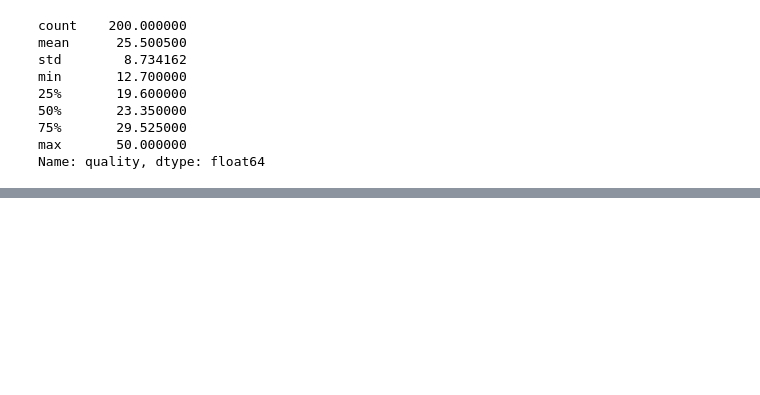
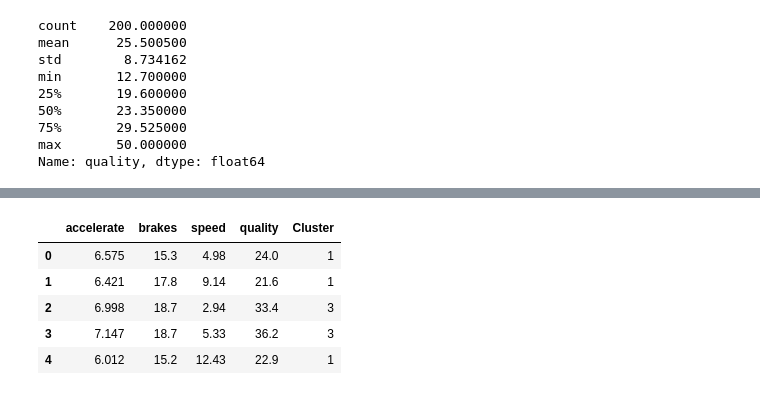
Before and after one commit to ashwinichoure/driver, a Jupyter notebook: UpdatedDriver.ipynb, the cells around one changed output, grey strips where cells are left out. Saved outputs shown, nothing was run; the diff lists cells and outputs as text; code cells hidden in the pictures; blank space fills up the shorter version.

```diff
--- a/UpdatedDriver.ipynb
+++ b/UpdatedDriver.ipynb
@@ -199,0 +246,10 @@ Name: quality, dtype: float64
+# %%
+data["Cluster"]= x
+data.head()
+# %% [output]
+|  | accelerate | brakes | speed | quality | Cluster |
+| 0 | 6.575 | 15.3 | 4.98 | 24.0 | 1 |
+| 1 | 6.421 | 17.8 | 9.14 | 21.6 | 1 |
+| 2 | 6.998 | 18.7 | 2.94 | 33.4 | 3 |
+| 3 | 7.147 | 18.7 | 5.33 | 36.2 | 3 |
+| 4 | 6.012 | 15.2 | 12.43 | 22.9 | 1 |
```
Also changed, not shown: parts of 7 cells of this notebook.
